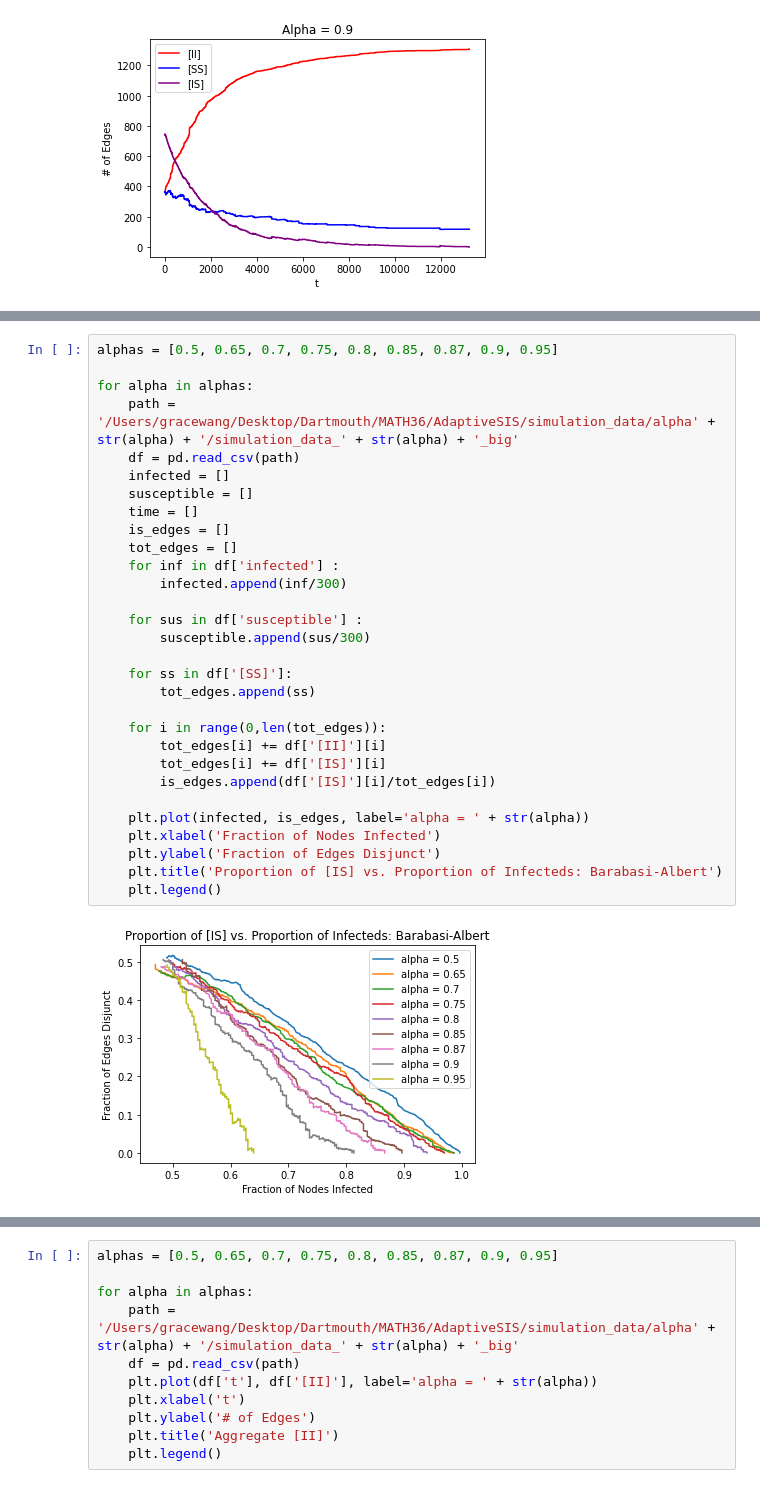
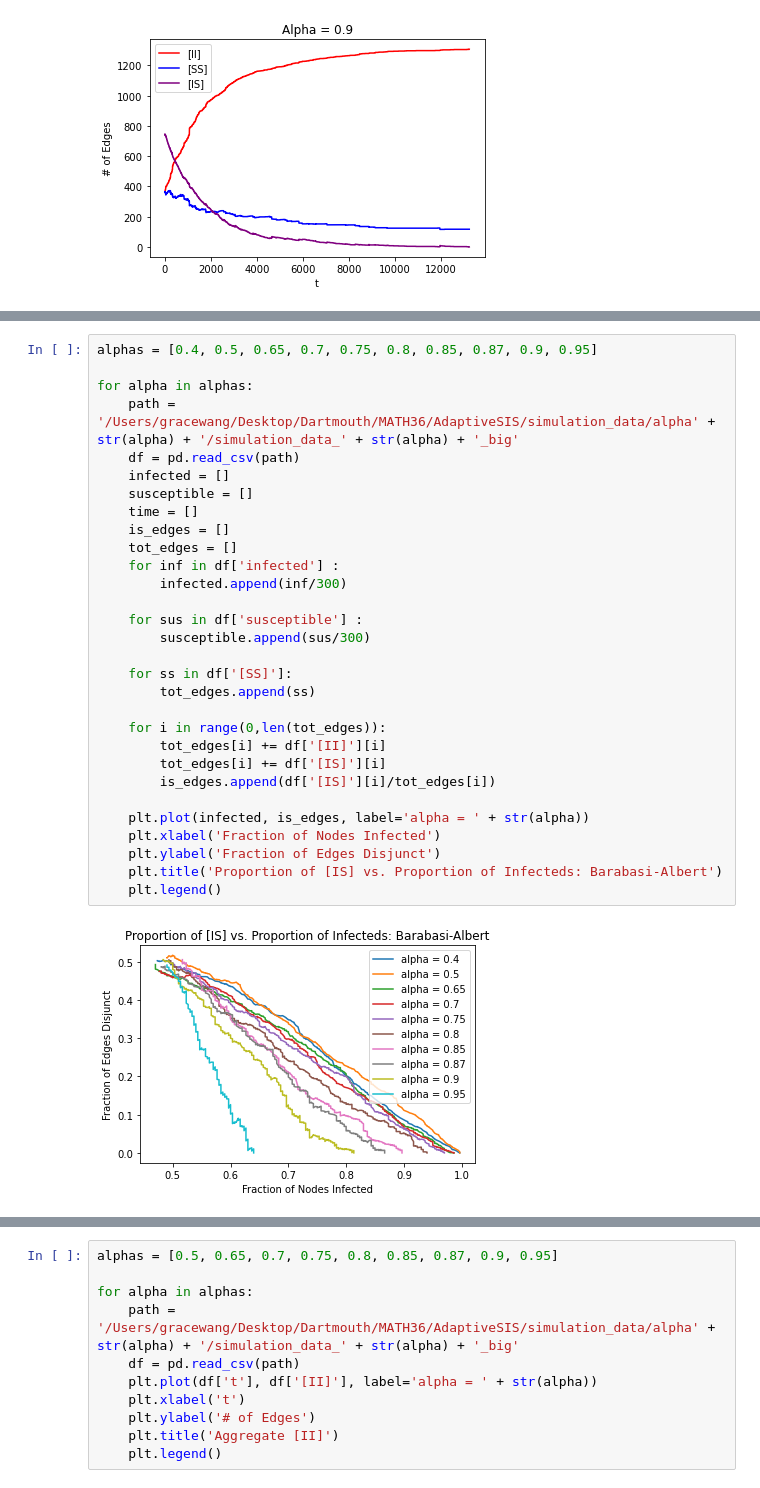
Before and after one commit to gracewanggw/AdaptiveSI, a Jupyter notebook: simulation_data/Simulation Data Analysis Big Barabasi Albert.ipynb, the cells around one changed output, grey strips where cells are left out. Saved outputs shown, nothing was run; the diff lists cells and outputs as text.

```diff
--- a/simulation_data/Simulation Data Analysis Big Barabasi Albert.ipynb
+++ b/simulation_data/Simulation Data Analysis Big Barabasi Albert.ipynb
@@ -269,35 +269,35 @@ plt.legend()
 # %%
-alphas = [0.5, 0.65, 0.7, 0.75, 0.8, 0.85, 0.87, 0.9, 0.95]
+alphas = [0.4, 0.5, 0.65, 0.7, 0.75, 0.8, 0.85, 0.87, 0.9, 0.95]
 
 for alpha in alphas:
     path = '/Users/gracewang/Desktop/Dartmouth/MATH36/AdaptiveSIS/simulation_data/alpha' + str(alpha) + '/simulation_data_' + str(alpha) + '_big'
     df = pd.read_csv(path)
     infected = []
     susceptible = []
     time = []
     is_edges = []
     tot_edges = []
     for inf in df['infected'] :
         infected.append(inf/300)
 
     for sus in df['susceptible'] :
         susceptible.append(sus/300)
 
     for ss in df['[SS]']:
         tot_edges.append(ss)
 
     for i in range(0,len(tot_edges)):
         tot_edges[i] += df['[II]'][i]
         tot_edges[i] += df['[IS]'][i]
         is_edges.append(df['[IS]'][i]/tot_edges[i])
 
     plt.plot(infected, is_edges, label='alpha = ' + str(alpha))
     plt.xlabel('Fraction of Nodes Infected')
     plt.ylabel('Fraction of Edges Disjunct')
     plt.title('Proportion of [IS] vs. Proportion of Infecteds: Barabasi-Albert')
     plt.legend()
 # %% [output]
-[figure, old version]
+[figure, new version]
 # %%
 alphas = [0.5, 0.65, 0.7, 0.75, 0.8, 0.85, 0.87, 0.9, 0.95]
 
```
Also changed, not shown: parts of 7 cells of this notebook, 32 other files.
